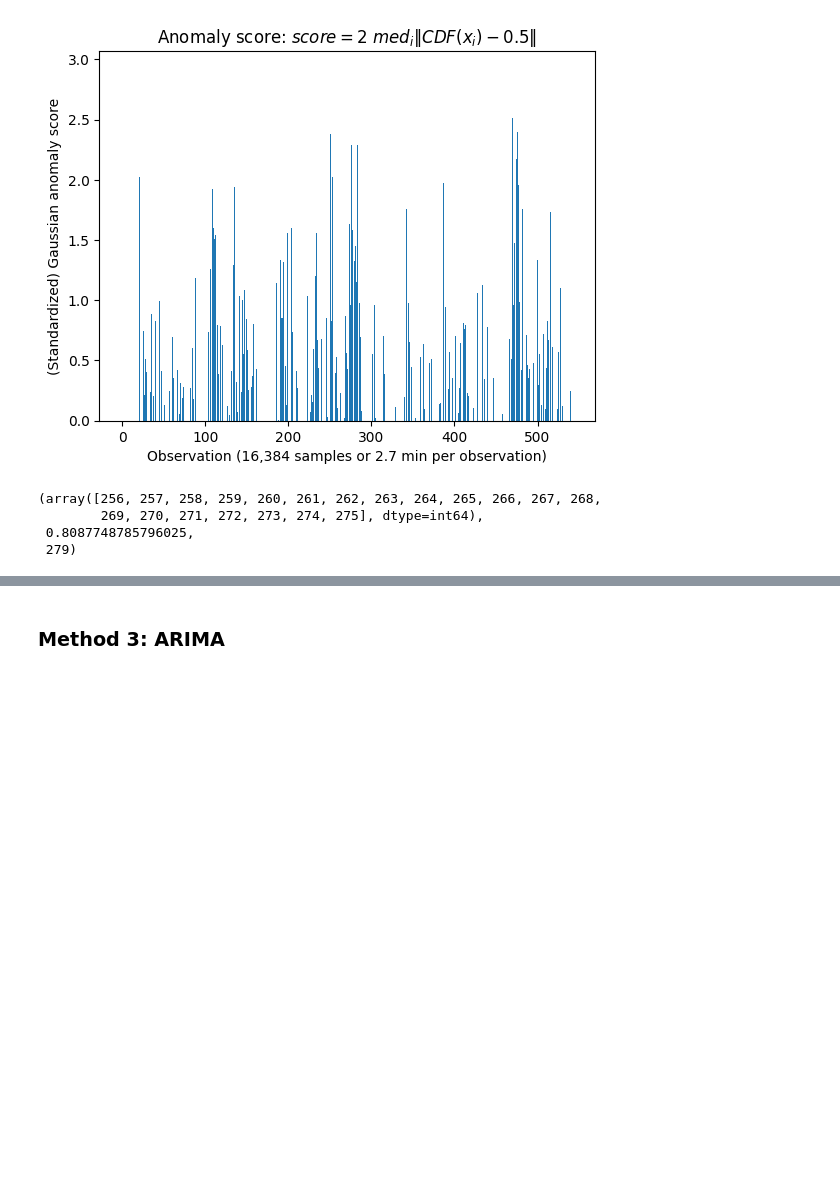
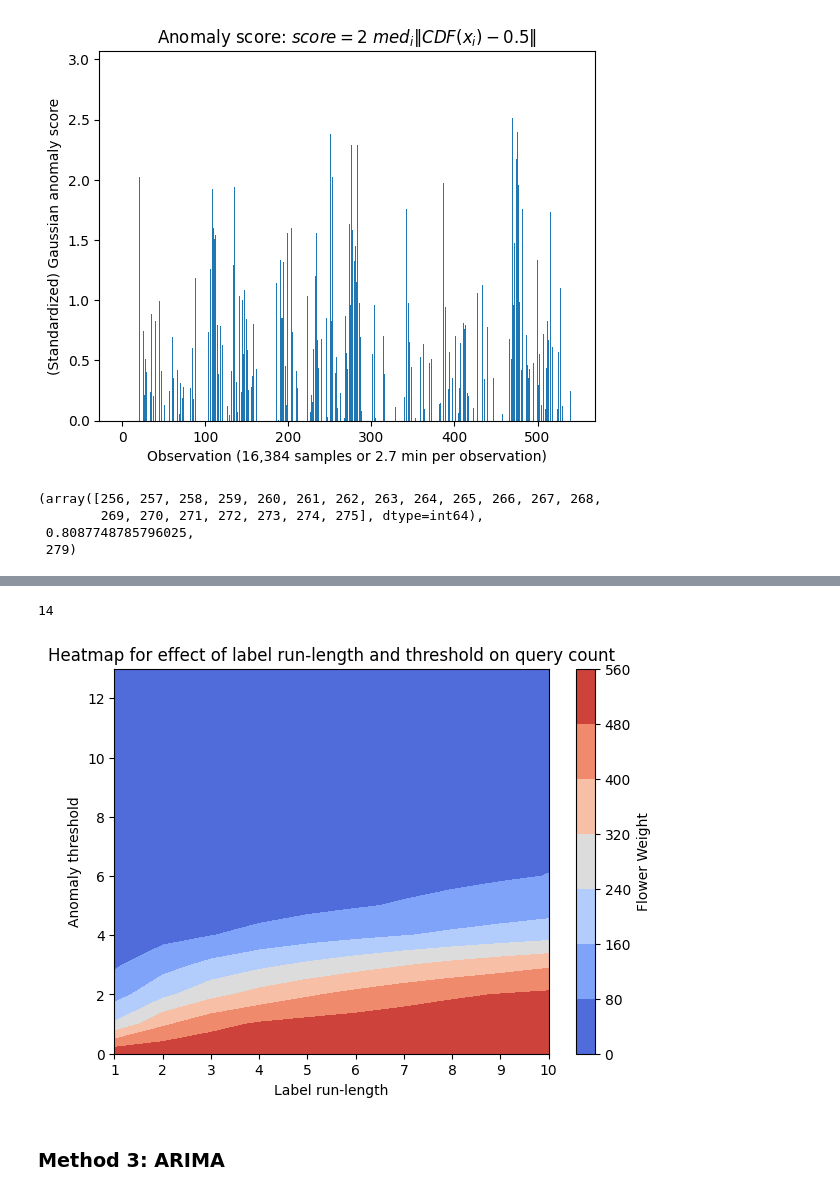
Before and after one commit to AmroAbdrabo/application-of-online-anomaly-detection-using-one-class-classification-to-z24, a Jupyter notebook: Chapter3-ActiveLearning/Streaming-AL/River/river_experiments.ipynb, the cells around one changed output, grey strips where cells are left out. Drawn from its saved outputs; the diff is of its cells as text; code cells hidden in the pictures; blank space fills up the shorter version.

Commit message:
heatmap of label run length and threshold on query count

```diff
--- a/Chapter3-ActiveLearning/Streaming-AL/River/river_experiments.ipynb
+++ b/Chapter3-ActiveLearning/Streaming-AL/River/river_experiments.ipynb
@@ -353,3 +373,29 @@ Threshold=6.5, Labels After Chgpt=9: Accuracy=0.7794117647058824%
+# %%
+# we consider the min here first
+accuracies_train_min = accuracies_train_all_exp[0] # second element for med gaussian sampling
+accuracies_test_min = accuracies_test_all_exp[0] # first element for min gaussian sampling
+n_samples_min = n_samples_all_exp[0]
+
+#acc_train_matrix = np.array(accuracies_train_min).reshape(14, 10)
+#acc_test_matrix = np.array(accuracies_test_min).reshape(14, 10)
+samples_matrix = np.array(n_samples_min).reshape(14, 10)
+
+labels_after = np.arange(1, 11)
+print(int(len(accuracies_test_min)/len(labels_after)))
+threshold = np.arange(int(len(accuracies_test_min)/len(labels_after)))
+
+X, Y = np.meshgrid(labels_after, threshold)
+
+plt.figure(figsize=(7,5))
+cp = plt.contourf(X, Y, samples_matrix, cmap='coolwarm')
+plt.colorbar(cp, label='Flower Weight')
+plt.xlabel("Label run-length")
+plt.ylabel("Anomaly threshold")
+plt.title("Heatmap for effect of label run-length and threshold on query count")
+plt.show()
+# %% [output]
+14
+[figure, added]
 # %% [markdown]
 ### Method 3: ARIMA
 # %%
```
Also changed, not shown: parts of 3 cells of this notebook.
